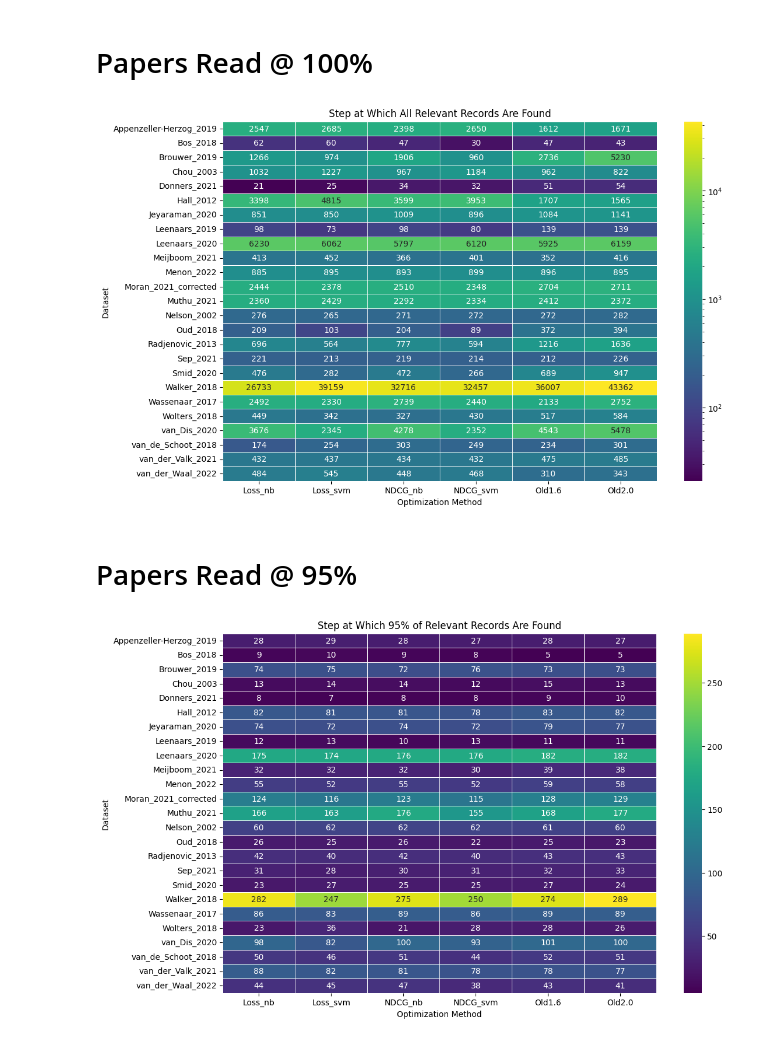
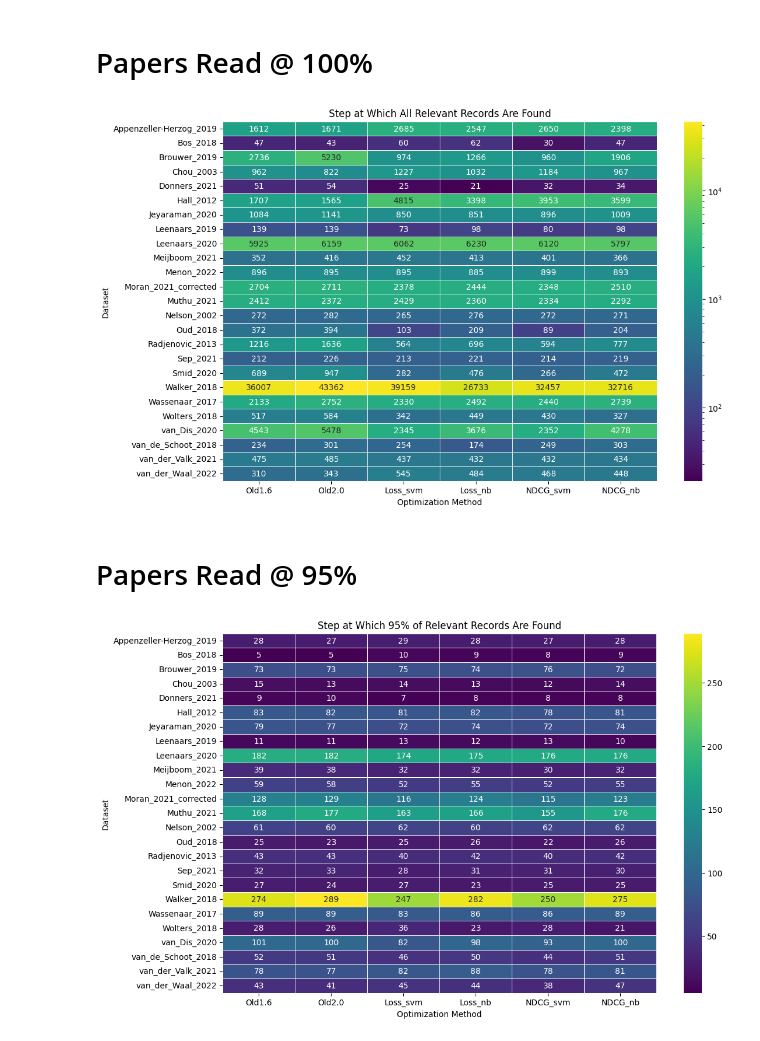
Before and after one commit to asreview/asreview-optuna, a Jupyter notebook: asreview2-optuna/comparison/comparison_visualizations.ipynb, the cells around one changed output. Cells and saved outputs as stored; diff of their text form; code cells hidden in the pictures.

```diff
--- a/asreview2-optuna/comparison/comparison_visualizations.ipynb
+++ b/asreview2-optuna/comparison/comparison_visualizations.ipynb
@@ -167,30 +171,34 @@ plt.show()
 # %%
 df_all_melted["target_recall"] = (
     df_all_melted["total_relevant"] - df_all_melted["prior_inclusions"]
 )
 
 df_completion_steps = (
     df_all_melted[df_all_melted["recall"] >= df_all_melted["target_recall"]]
     .groupby(["dataset_name", "Optimization"])["step"]
     .min()
     .reset_index()
 )
 
 # Pivot table for heatmap
 heatmap_data = df_completion_steps.pivot(
     index="dataset_name", columns="Optimization", values="step"
 )
 
+heatmap_data = heatmap_data[
+    ["Old1.6", "Old2.0", "Loss_svm", "Loss_nb", "NDCG_svm", "NDCG_nb"]
+]
+
 plt.figure(figsize=(12, 8))
 sns.heatmap(
     heatmap_data, annot=True, fmt=".0f", cmap="viridis", linewidths=0.5, norm=LogNorm()
 )
 plt.xlabel("Optimization Method")
 plt.ylabel("Dataset")
 plt.title("Step at Which All Relevant Records Are Found")
 plt.show()
 # %% [output]
-[figure, old version]
+[figure, new version]
 # %% [markdown]
 # Papers Read @ 95%
 # %%
@@ -213,19 +221,23 @@ def find_95_index(group):
 
 df_95_steps = (
     df_all_melted.groupby(["dataset_name", "Optimization"])
-    .apply(find_95_index)
+    .apply(find_95_index, include_groups=False)
     .reset_index(name="step_95")
 )
-df_95_steps = df_95_steps.pivot(
+heatmap_data = df_95_steps.pivot(
     index="dataset_name", columns="Optimization", values="step_95"
 )
 
+heatmap_data = heatmap_data[
+    ["Old1.6", "Old2.0", "Loss_svm", "Loss_nb", "NDCG_svm", "NDCG_nb"]
+]
+
 # Visualize with a heatmap
 plt.figure(figsize=(12, 8))
-sns.heatmap(df_95_steps, annot=True, cmap="viridis", fmt=".0f", linewidths=0.5)
+sns.heatmap(heatmap_data, annot=True, cmap="viridis", fmt=".0f", linewidths=0.5)
 plt.xlabel("Optimization Method")
 plt.ylabel("Dataset")
 plt.title("Step at Which 95% of Relevant Records Are Found")
 plt.show()
 # %% [output]
-[figure, old version]
+[figure, new version]
```
Also changed, not shown: parts of 1 cell of this notebook.
